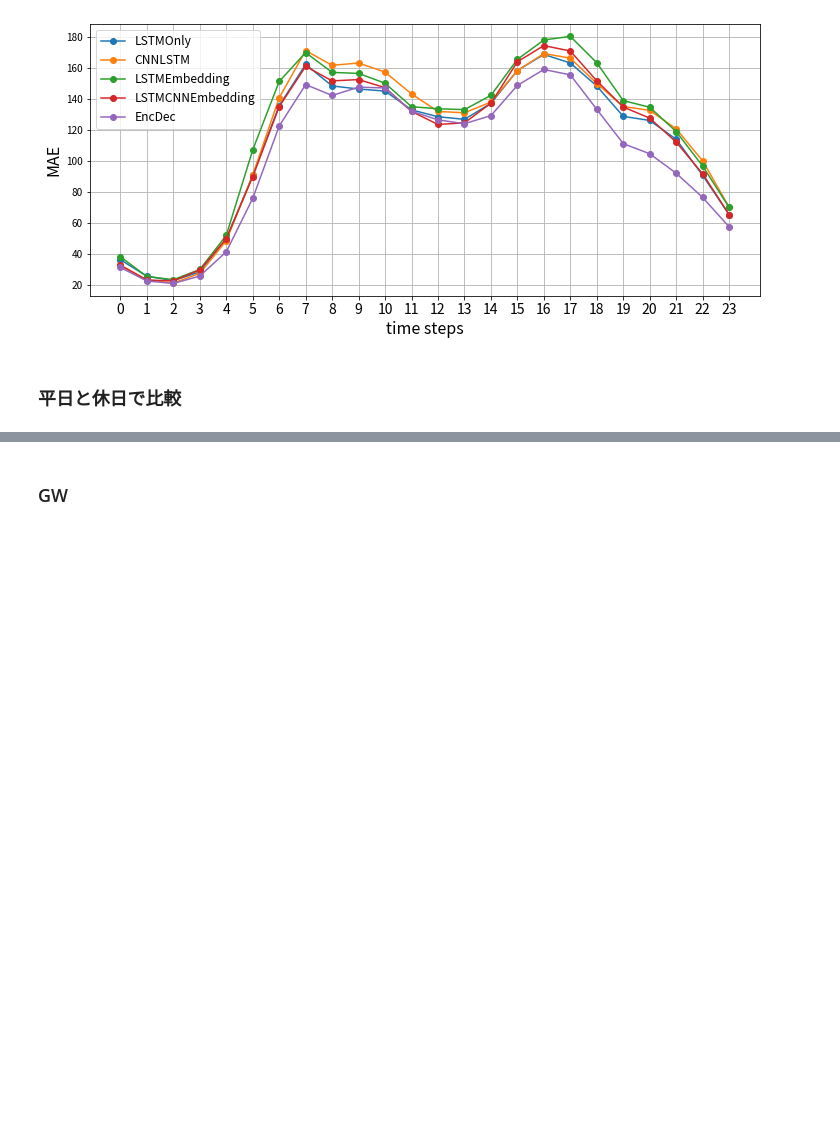
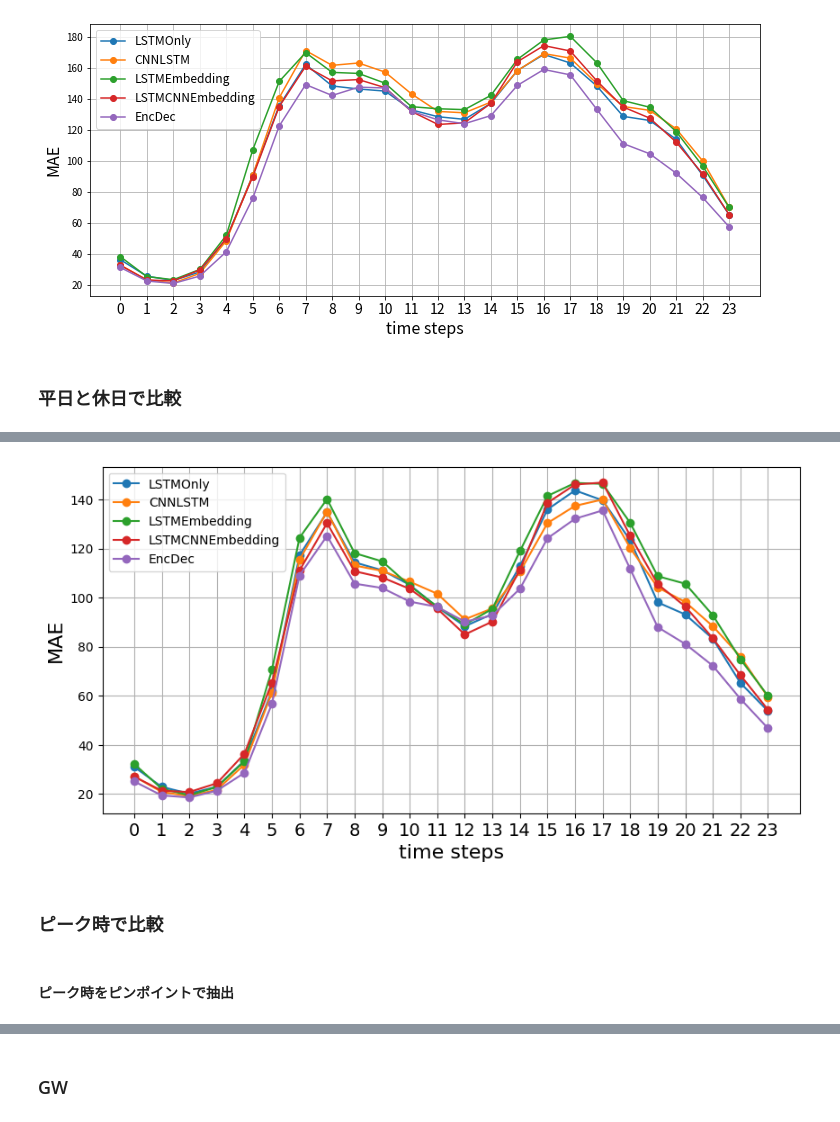
Before and after one commit to mitk23/traffic-search, a Jupyter notebook: src/experiment_analysis.ipynb, the cells around one changed output, grey strips where cells are left out. Drawn from its saved outputs; the diff is of its cells as text; code cells hidden in the pictures; blank space fills up the shorter version.

```diff
--- a/src/experiment_analysis.ipynb
+++ b/src/experiment_analysis.ipynb
@@ -1048,0 +811,28 @@ plt.show()
+# %%
+ticks = range(24)
+labels = ticks
+
+fig, ax = plt.subplots(figsize=(10,5))
+for name, result in dnn_result.items():
+    # print('-'*20, name, '-'*20)
+    y_pred = result['pred_test']
+    y_pred_work = y_pred[workday_time_steps]
+
+    mae_steps = np.abs(y_pred_work - y_true_work).mean(axis=0)
+
+    ax.plot(mae_steps, '-o', label=name)
+
+ax.set_xticks(ticks=ticks)
+ax.tick_params(axis='x', labelsize=14)
+ax.set_xlabel('time steps', fontsize=16)
+ax.set_ylabel('MAE', fontsize=16)
+ax.grid()
+ax.legend(fontsize=10)
+
+plt.show()
+# %% [output]
+[figure, added]
+# %% [markdown]
+### ピーク時で比較
+# %% [markdown]
+#### ピーク時をピンポイントで抽出
```
Also changed, not shown: parts of 97 cells of this notebook, 5 other files.
